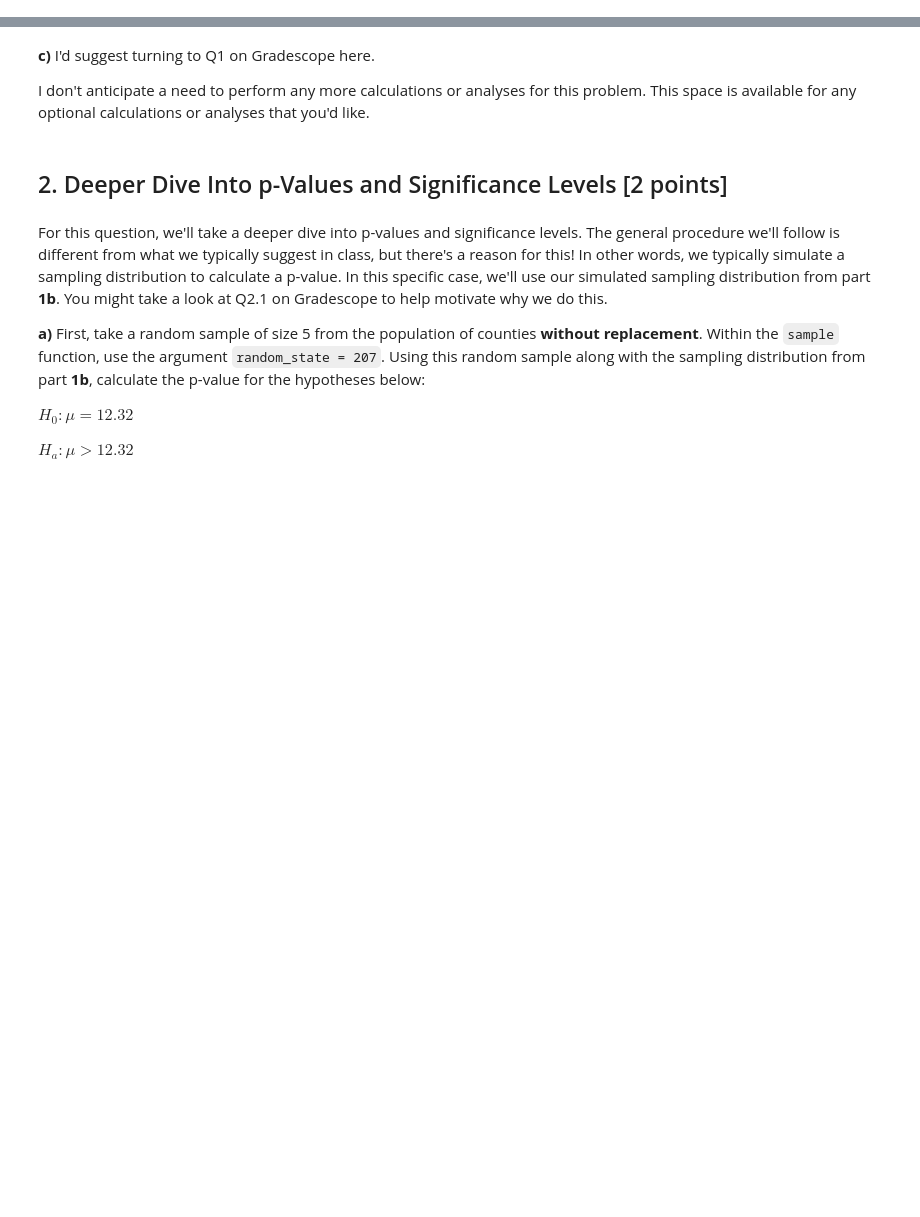
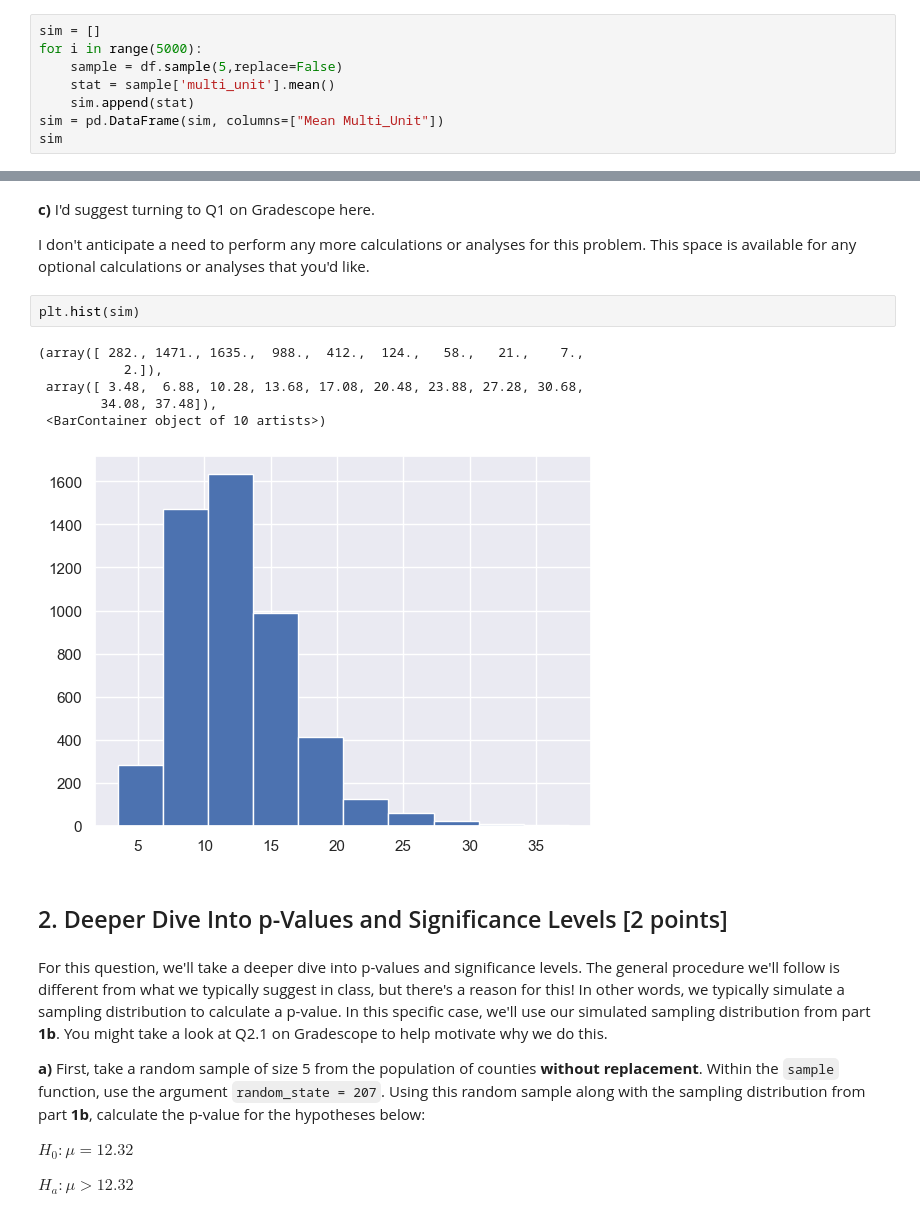
Before and after one commit to MatthewMandhyan/Stat207_clone, a Jupyter notebook: homework_06/homework_06.ipynb, the cells around one changed output, grey strips where cells are left out. Saved outputs shown, nothing was run; the diff lists cells and outputs as text; blank space fills up the shorter version.

```diff
--- a/homework_06/homework_06.ipynb
+++ b/homework_06/homework_06.ipynb
@@ -41,2 +60,10 @@ df = pd.read_csv('county.csv', na_values = ['data unavailable'])
 # %% [markdown]
 **b)** We will start by creating a sampling distribution of the mean multi-unit housing rate for 5 randomly selected counties selected **without replacement**.  Record 5000 repetitions in your simulated sampling distribution.
+# %%
+sim = []
+for i in range(5000):
+    sample = df.sample(5,replace=False)
+    stat = sample['multi_unit'].mean()
+    sim.append(stat)
+sim = pd.DataFrame(sim, columns=["Mean Multi_Unit"])
+sim
@@ -44,6 +85,15 @@ df = pd.read_csv('county.csv', na_values = ['data unavailable'])
 **c)** I'd suggest turning to Q1 on Gradescope here.
 
 I don't anticipate a need to perform any more calculations or analyses for this problem.  This space is available for any optional calculations or analyses that you'd like.
+# %%
+plt.hist(sim)
+# %% [output]
+(array([ 282., 1471., 1635.,  988.,  412.,  124.,   58.,   21.,    7.,
+           2.]),
+ array([ 3.48,  6.88, 10.28, 13.68, 17.08, 20.48, 23.88, 27.28, 30.68,
+        34.08, 37.48]),
+ <BarContainer object of 10 artists>)
+[figure, added]
 # %% [markdown]
 ## 2. Deeper Dive Into p-Values and Significance Levels [2 points]
 # %% [markdown]
```
Also changed, not shown: parts of 13 cells of this notebook.
